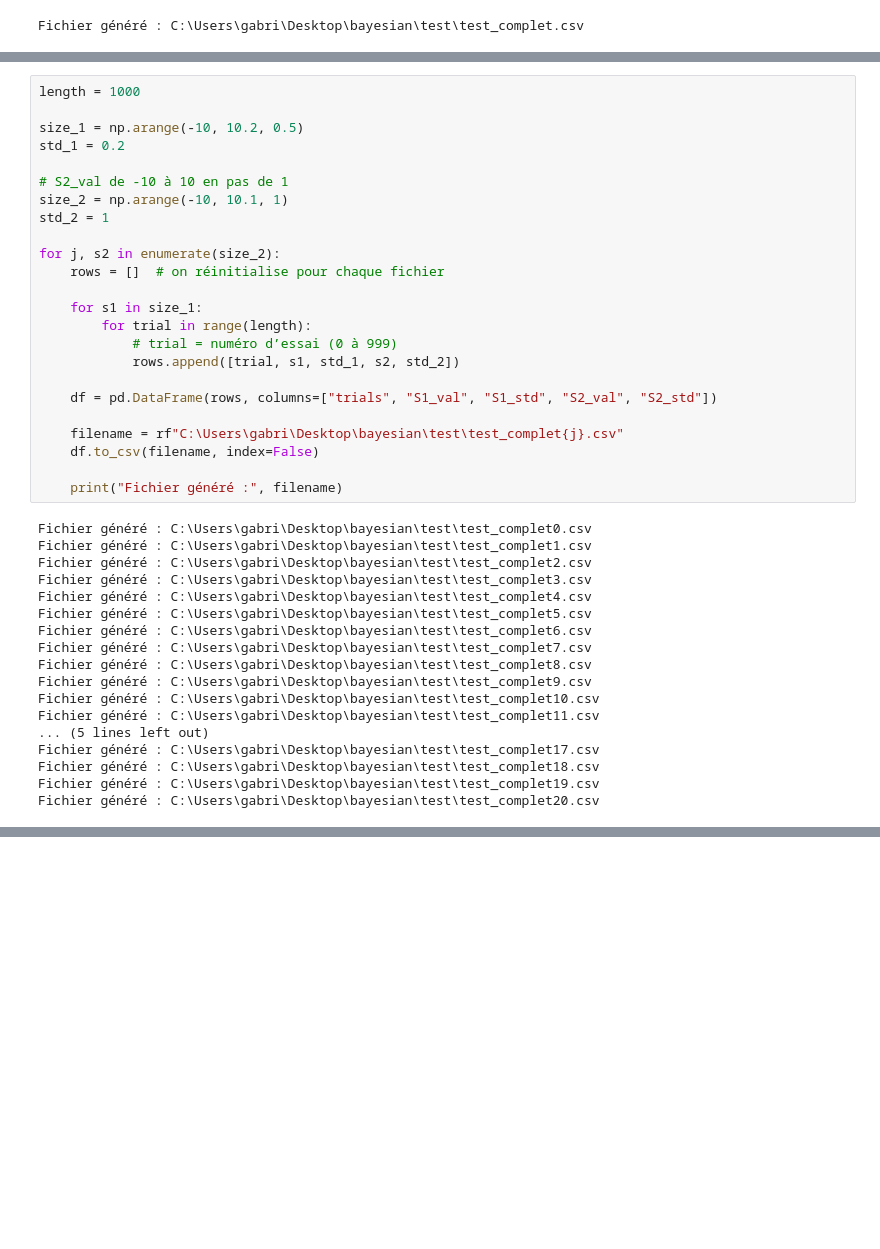
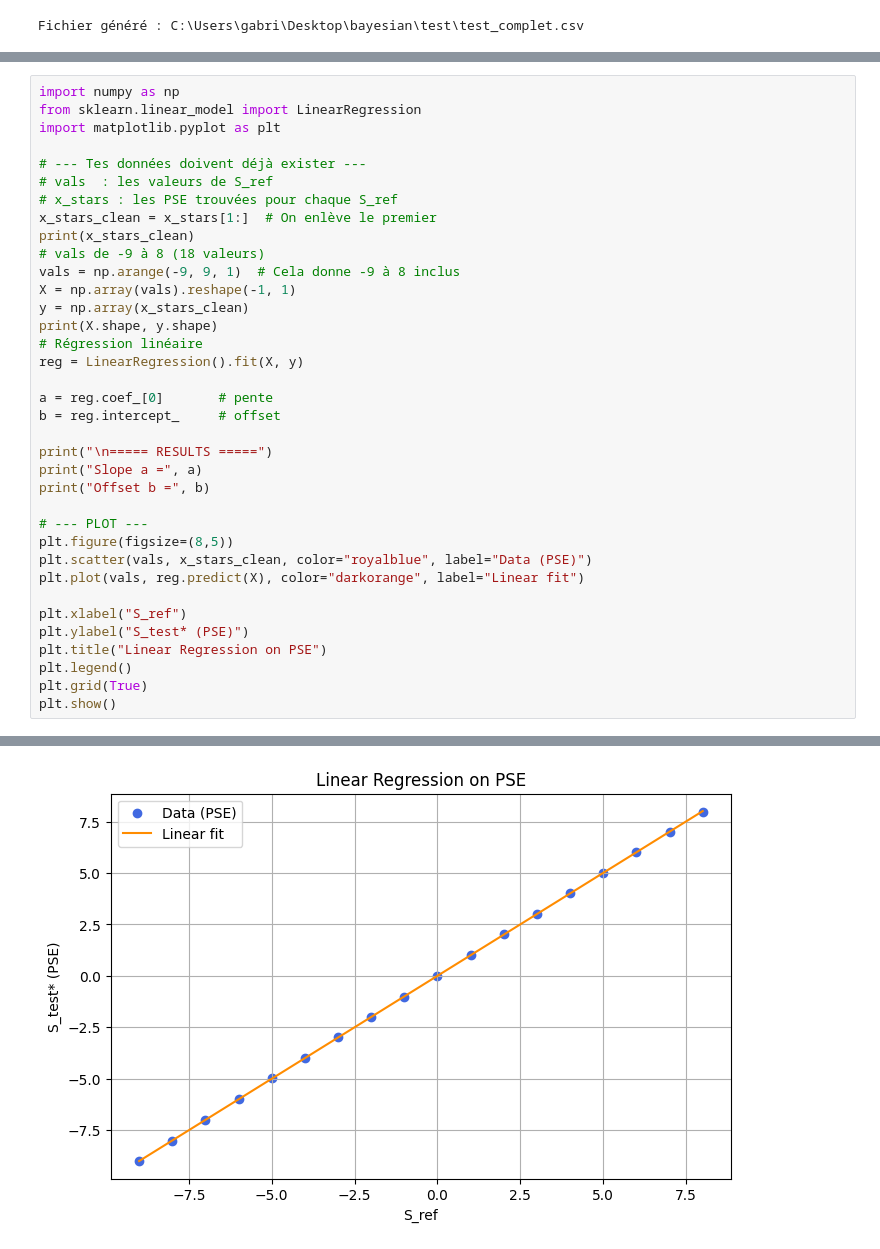
Before and after one commit to DasCes/bayesian_project_group, a Jupyter notebook: creator_excel.ipynb, the cells around one changed output, grey strips where cells are left out. Saved outputs shown, nothing was run; the diff lists cells and outputs as text; blank space fills up the shorter version.

```diff
--- a/creator_excel.ipynb
+++ b/creator_excel.ipynb
@@ -183,42 +174,37 @@ Bloc 5 : x = -2.995
-# %%
-length = 1000
-
-size_1 = np.arange(-10, 10.2, 0.5)
-std_1 = 0.2
-
-# S2_val de -10 à 10 en pas de 1
-size_2 = np.arange(-10, 10.1, 1)
-std_2 = 1
-
-for j, s2 in enumerate(size_2):
-    rows = []  # on réinitialise pour chaque fichier
-
-    for s1 in size_1:
-        for trial in range(length):
-            # trial = numéro d’essai (0 à 999)
-            rows.append([trial, s1, std_1, s2, std_2])
-
-    df = pd.DataFrame(rows, columns=["trials", "S1_val", "S1_std", "S2_val", "S2_std"])
-
-    filename = rf"C:\Users\gabri\Desktop\bayesian\test\test_complet{j}.csv"
-    df.to_csv(filename, index=False)
-
-    print("Fichier généré :", filename)
-# %% [output]
-Fichier généré : C:\Users\gabri\Desktop\bayesian\test\test_complet0.csv
-Fichier généré : C:\Users\gabri\Desktop\bayesian\test\test_complet1.csv
-Fichier généré : C:\Users\gabri\Desktop\bayesian\test\test_complet2.csv
-Fichier généré : C:\Users\gabri\Desktop\bayesian\test\test_complet3.csv
-Fichier généré : C:\Users\gabri\Desktop\bayesian\test\test_complet4.csv
-Fichier généré : C:\Users\gabri\Desktop\bayesian\test\test_complet5.csv
-Fichier généré : C:\Users\gabri\Desktop\bayesian\test\test_complet6.csv
-Fichier généré : C:\Users\gabri\Desktop\bayesian\test\test_complet7.csv
-Fichier généré : C:\Users\gabri\Desktop\bayesian\test\test_complet8.csv
-Fichier généré : C:\Users\gabri\Desktop\bayesian\test\test_complet9.csv
-Fichier généré : C:\Users\gabri\Desktop\bayesian\test\test_complet10.csv
-Fichier généré : C:\Users\gabri\Desktop\bayesian\test\test_complet11.csv
-... (5 lines left out)
-Fichier généré : C:\Users\gabri\Desktop\bayesian\test\test_complet17.csv
-Fichier généré : C:\Users\gabri\Desktop\bayesian\test\test_complet18.csv
-Fichier généré : C:\Users\gabri\Desktop\bayesian\test\test_complet19.csv
-Fichier généré : C:\Users\gabri\Desktop\bayesian\test\test_complet20.csv
+# %%
+import numpy as np
+from sklearn.linear_model import LinearRegression
+import matplotlib.pyplot as plt
+
+# --- Tes données doivent déjà exister ---
+# vals  : les valeurs de S_ref
+# x_stars : les PSE trouvées pour chaque S_ref
+x_stars_clean = x_stars[1:]  # On enlève le premier
+print(x_stars_clean)
+# vals de -9 à 8 (18 valeurs)
+vals = np.arange(-9, 9, 1)  # Cela donne -9 à 8 inclus
+X = np.array(vals).reshape(-1, 1)
+y = np.array(x_stars_clean)
+print(X.shape, y.shape)
+# Régression linéaire
+reg = LinearRegression().fit(X, y)
+
+a = reg.coef_[0]       # pente
+b = reg.intercept_     # offset
+
+print("\n===== RESULTS =====")
+print("Slope a =", a)
+print("Offset b =", b)
+
+# --- PLOT ---
+plt.figure(figsize=(8,5))
+plt.scatter(vals, x_stars_clean, color="royalblue", label="Data (PSE)")
+plt.plot(vals, reg.predict(X), color="darkorange", label="Linear fit")
+
+plt.xlabel("S_ref")
+plt.ylabel("S_test* (PSE)")
+plt.title("Linear Regression on PSE")
+plt.legend()
+plt.grid(True)
+plt.show()
+# %% [output]
@@ -224,0 +217 @@ Fichier généré : C:\Users\gabri\Desktop\bayesian\test\test_complet20.csv
+[figure, added]
```
Also changed, not shown: parts of 9 cells of this notebook, 7 other files.
